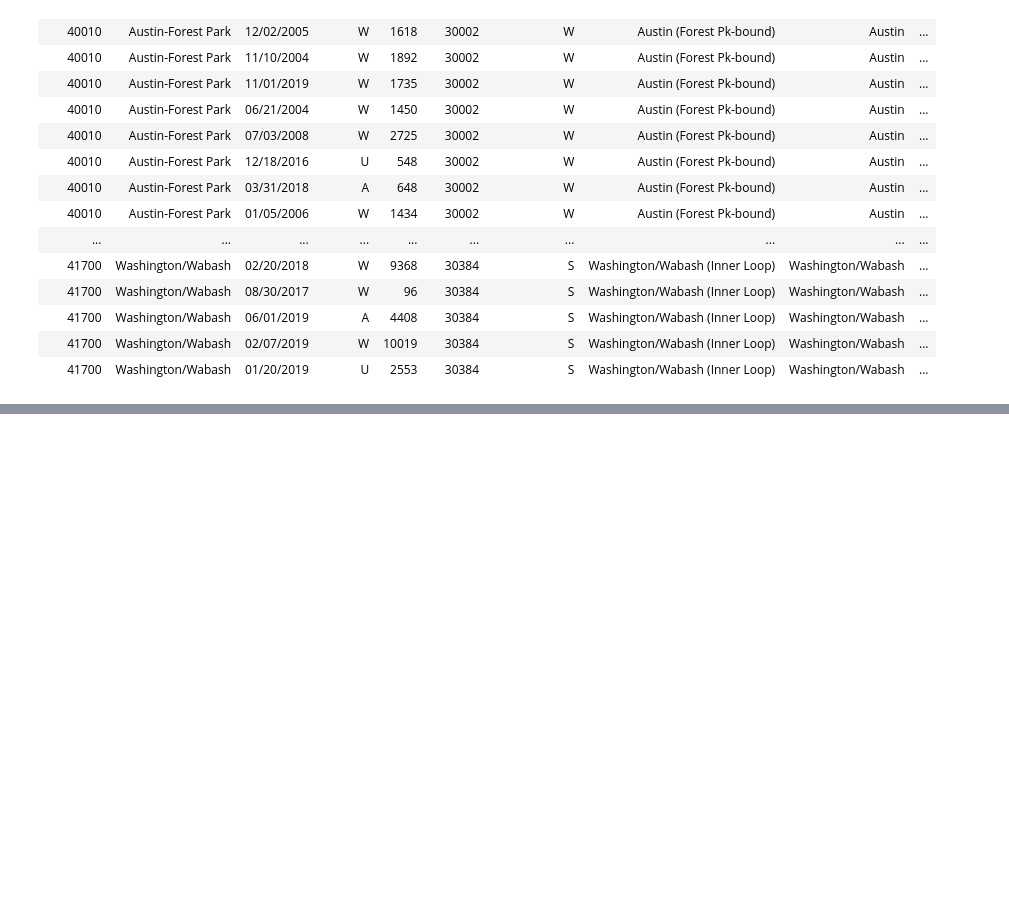
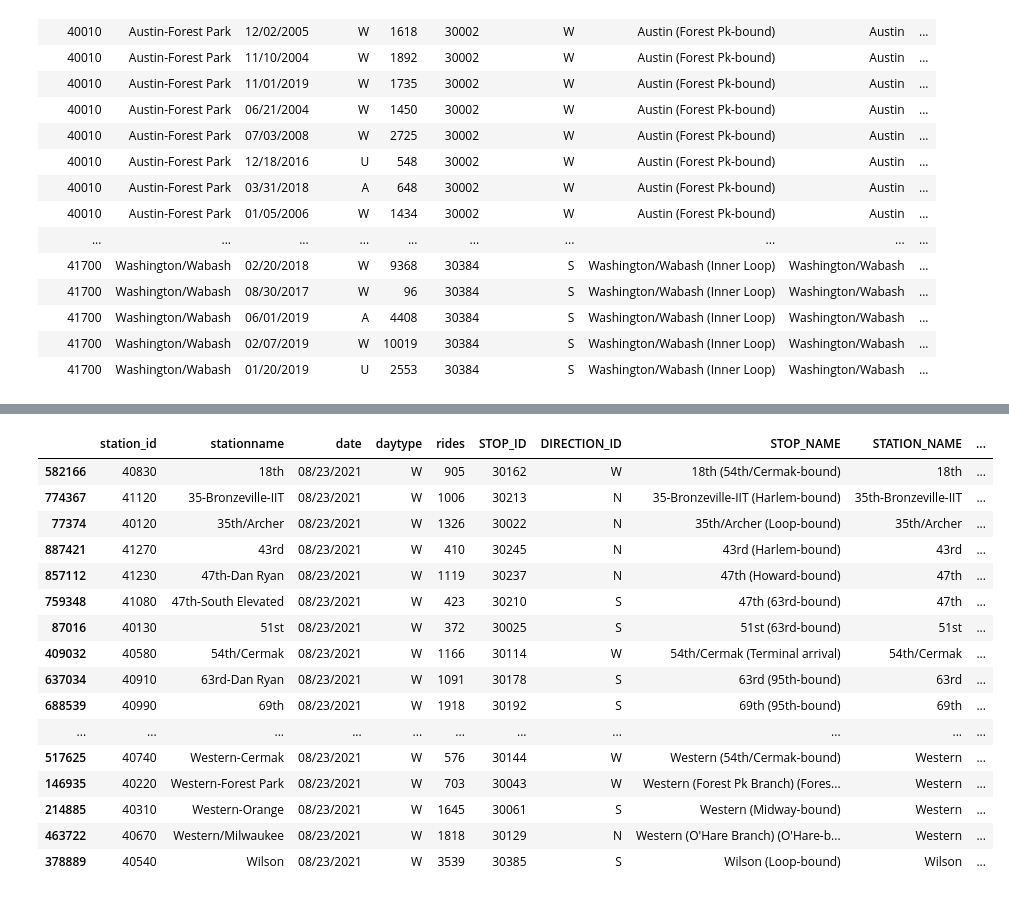
Before and after one commit to rkodit2/cs424proj2, a Jupyter notebook: sampleProject2.ipynb, the cells around one changed output, grey strips where cells are left out. Saved outputs shown, nothing was run; the diff lists cells and outputs as text; code cells hidden in the pictures; blank space fills up the shorter version.

```diff
--- a/sampleProject2.ipynb
+++ b/sampleProject2.ipynb
@@ -140,0 +175,22 @@ newtable
+# %%
+sortedAug <- augustEntries[order(augustEntries$stationname),]
+# %%
+sortedAug
+# %% [output]
+|  | station_id | stationname | date | daytype | rides | STOP_ID | DIRECTION_ID | STOP_NAME | STATION_NAME | ... |
+| 582166 | 40830 | 18th | 08/23/2021 | W | 905 | 30162 | W | 18th (54th/Cermak-bound) | 18th | ... |
+| 774367 | 41120 | 35-Bronzeville-IIT | 08/23/2021 | W | 1006 | 30213 | N | 35-Bronzeville-IIT (Harlem-bound) | 35th-Bronzeville-IIT | ... |
+| 77374 | 40120 | 35th/Archer | 08/23/2021 | W | 1326 | 30022 | N | 35th/Archer (Loop-bound) | 35th/Archer | ... |
+| 887421 | 41270 | 43rd | 08/23/2021 | W | 410 | 30245 | N | 43rd (Harlem-bound) | 43rd | ... |
+| 857112 | 41230 | 47th-Dan Ryan | 08/23/2021 | W | 1119 | 30237 | N | 47th (Howard-bound) | 47th | ... |
+| 759348 | 41080 | 47th-South Elevated | 08/23/2021 | W | 423 | 30210 | S | 47th (63rd-bound) | 47th | ... |
+| 87016 | 40130 | 51st | 08/23/2021 | W | 372 | 30025 | S | 51st (63rd-bound) | 51st | ... |
+| 409032 | 40580 | 54th/Cermak | 08/23/2021 | W | 1166 | 30114 | W | 54th/Cermak (Terminal arrival) | 54th/Cermak | ... |
+| 637034 | 40910 | 63rd-Dan Ryan | 08/23/2021 | W | 1091 | 30178 | S | 63rd (95th-bound) | 63rd | ... |
+| 688539 | 40990 | 69th | 08/23/2021 | W | 1918 | 30192 | S | 69th (95th-bound) | 69th | ... |
+| ... | ... | ... | ... | ... | ... | ... | ... | ... | ... | ... |
+| 517625 | 40740 | Western-Cermak | 08/23/2021 | W | 576 | 30144 | W | Western (54th/Cermak-bound) | Western | ... |
+| 146935 | 40220 | Western-Forest Park | 08/23/2021 | W | 703 | 30043 | W | Western (Forest Pk Branch) (Fores... | Western | ... |
+| 214885 | 40310 | Western-Orange | 08/23/2021 | W | 1645 | 30061 | S | Western (Midway-bound) | Western | ... |
+| 463722 | 40670 | Western/Milwaukee | 08/23/2021 | W | 1818 | 30129 | N | Western (O'Hare Branch) (O'Hare-b... | Western | ... |
+| 378889 | 40540 | Wilson | 08/23/2021 | W | 3539 | 30385 | S | Wilson (Loop-bound) | Wilson | ... |
```
Also changed, not shown: parts of 6 cells of this notebook.
